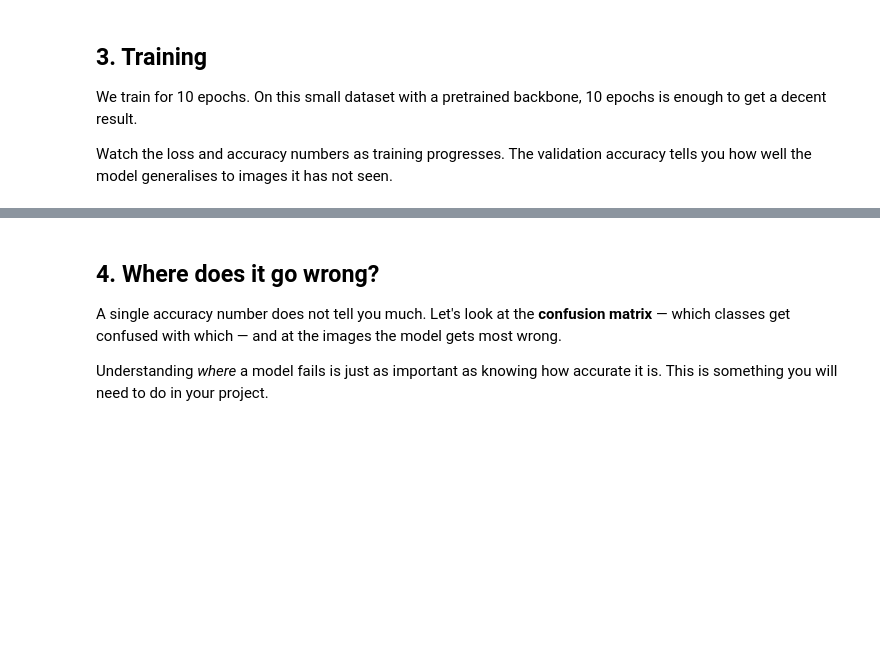
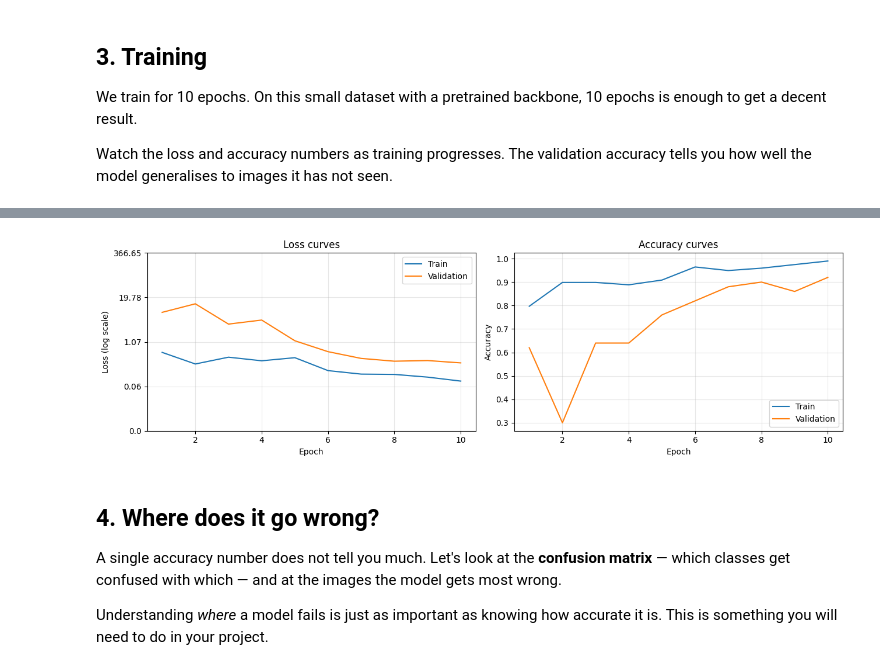
Before and after one commit to klaverhenrik/Deep-Learning-for-Visual-Recognition-2026, a Jupyter notebook: new_labs/Lab2_TransferLearning.ipynb, the cells around one changed output, grey strips where cells are left out. Cells and saved outputs as stored; diff of their text form; code cells hidden in the pictures; blank space fills up the shorter version.

```diff
--- a/new_labs/Lab2_TransferLearning.ipynb
+++ b/new_labs/Lab2_TransferLearning.ipynb
@@ -233,20 +267,27 @@ print(f'\nBest validation accuracy: {max(history["val_acc"]):.3f}')
 # %%
+import numpy as np
+
 # Plot loss curves
 epochs = range(1, NUM_EPOCHS + 1)
 fig, (ax1, ax2) = plt.subplots(1, 2, figsize=(13, 4))
 
-ax1.plot(epochs, history['train_loss'], label='Train')
-ax1.plot(epochs, history['val_loss'],   label='Validation')
+ax1.plot(epochs, np.log10(history['train_loss']), label='Train')
+ax1.plot(epochs, np.log10(history['val_loss']),   label='Validation')
 ax1.set_xlabel('Epoch'); ax1.set_ylabel('Loss')
 ax1.set_title('Loss curves'); ax1.legend(); ax1.grid(alpha=0.3)
+y_tick_values = np.linspace(min(np.log(history['train_loss'])), max(np.log(history['val_loss'])), 5)
+ax1.set_yticks(y_tick_values)
+ax1.set_yticklabels(np.round(10**y_tick_values, 2))
 
 ax2.plot(epochs, history['train_acc'], label='Train')
 ax2.plot(epochs, history['val_acc'],   label='Validation')
 ax2.set_xlabel('Epoch'); ax2.set_ylabel('Accuracy')
 ax2.set_title('Accuracy curves'); ax2.legend(); ax2.grid(alpha=0.3)
 
 plt.tight_layout()
 plt.show()
+# %% [output]
+[figure, added]
 # %% [markdown]
 ## 4. Where does it go wrong?
 
```
Also changed, not shown: parts of 7 cells of this notebook.
